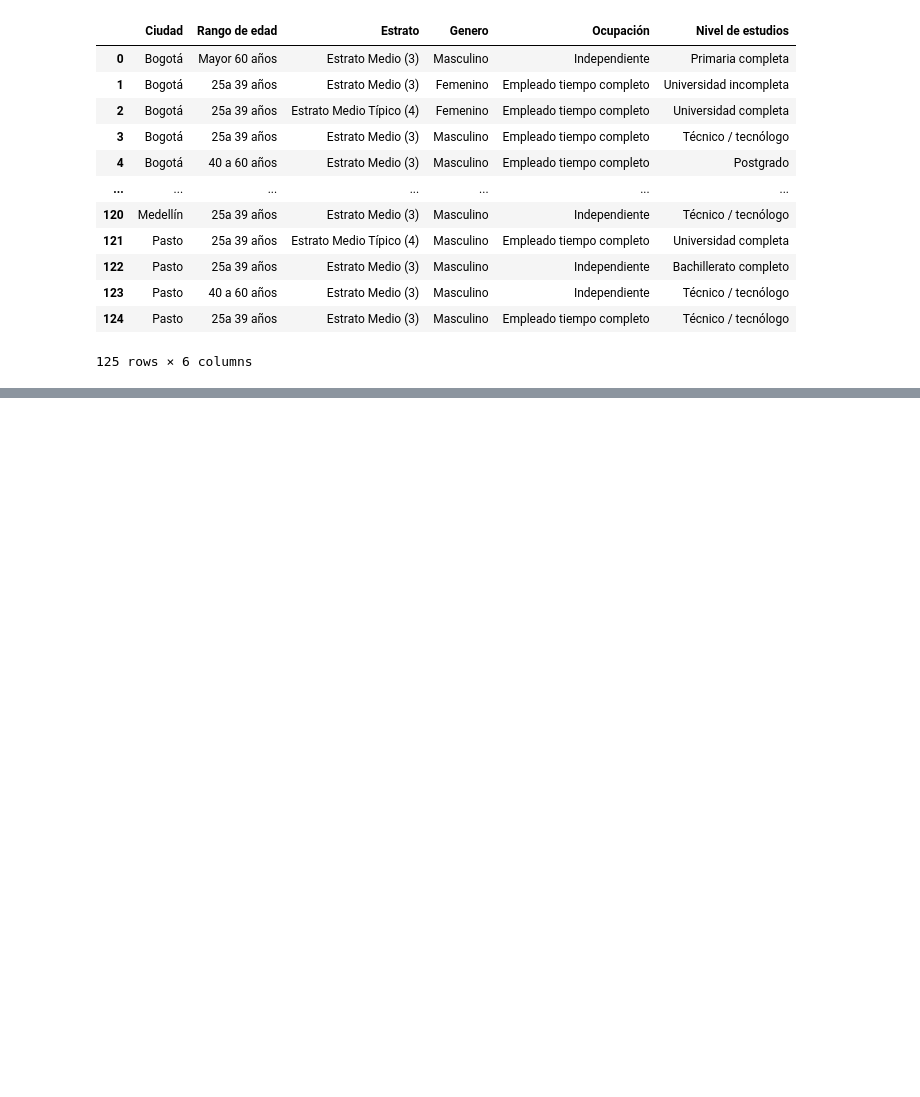
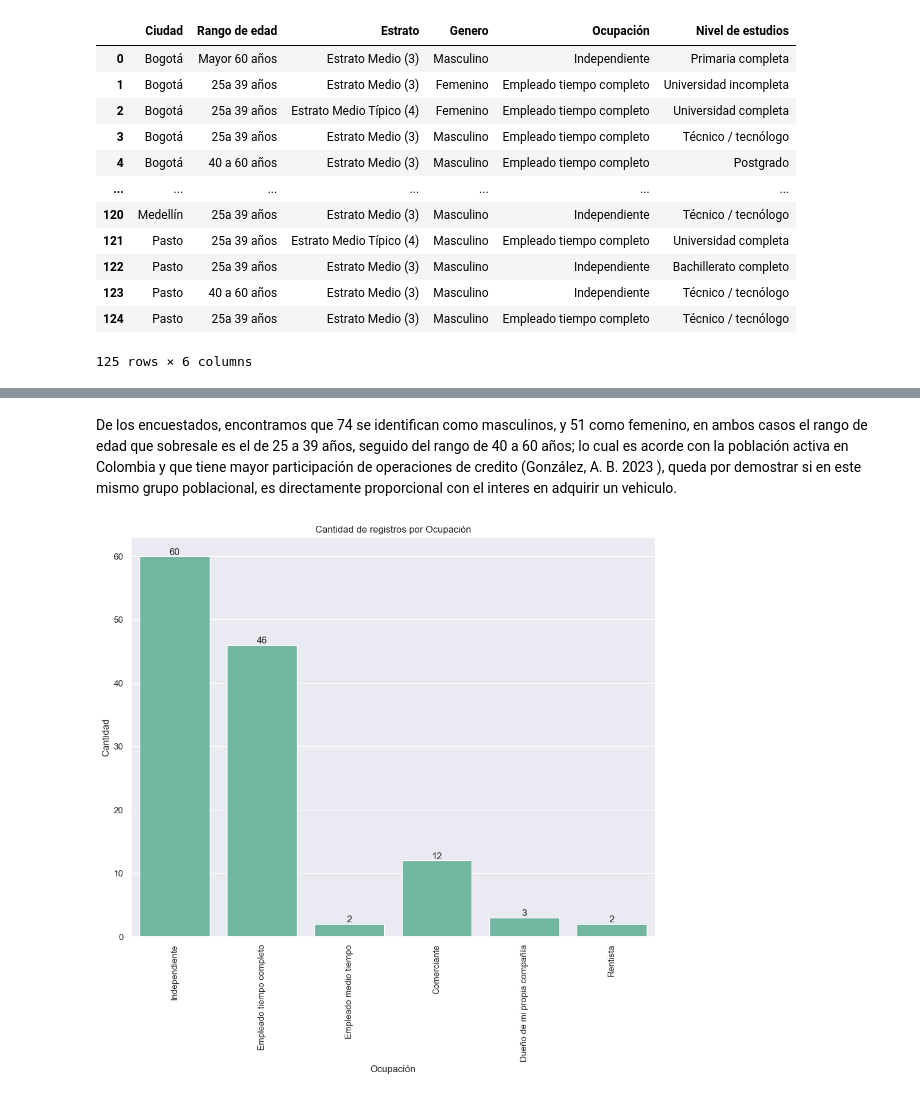
Before and after one commit to LordOnion88/MAD, a Jupyter notebook: Marketing Analytics/Clustering/CRISP DM SEGUROS AUTOS.ipynb, the cells around one changed output, grey strips where cells are left out. Drawn from its saved outputs; the diff is of its cells as text; code cells hidden in the pictures; blank space fills up the shorter version.

```diff
--- a/Marketing Analytics/Clustering/CRISP DM SEGUROS AUTOS.ipynb
+++ b/Marketing Analytics/Clustering/CRISP DM SEGUROS AUTOS.ipynb
@@ -82,0 +119,7 @@ for x in data_AED.columns:
+# %% [markdown]
+De los encuestados, encontramos que 74 se identifican como masculinos, y 51 como femenino, en ambos casos el rango de edad que sobresale es el de 25 a 39 años, seguido del rango de 40 a 60 años; lo cual es acorde con la población activa en Colombia y que tiene mayor participación de operaciones de credito (González, A. B. 2023
+), queda por demostrar si en este mismo grupo poblacional, es directamente proporcional con el interes en adquirir un vehiculo.
+# %%
+Graficar_categoricas('Ocupación',data_AED)
+# %% [output]
+[figure, added]
```
Also changed, not shown: parts of 13 cells of this notebook, 1 other file.
